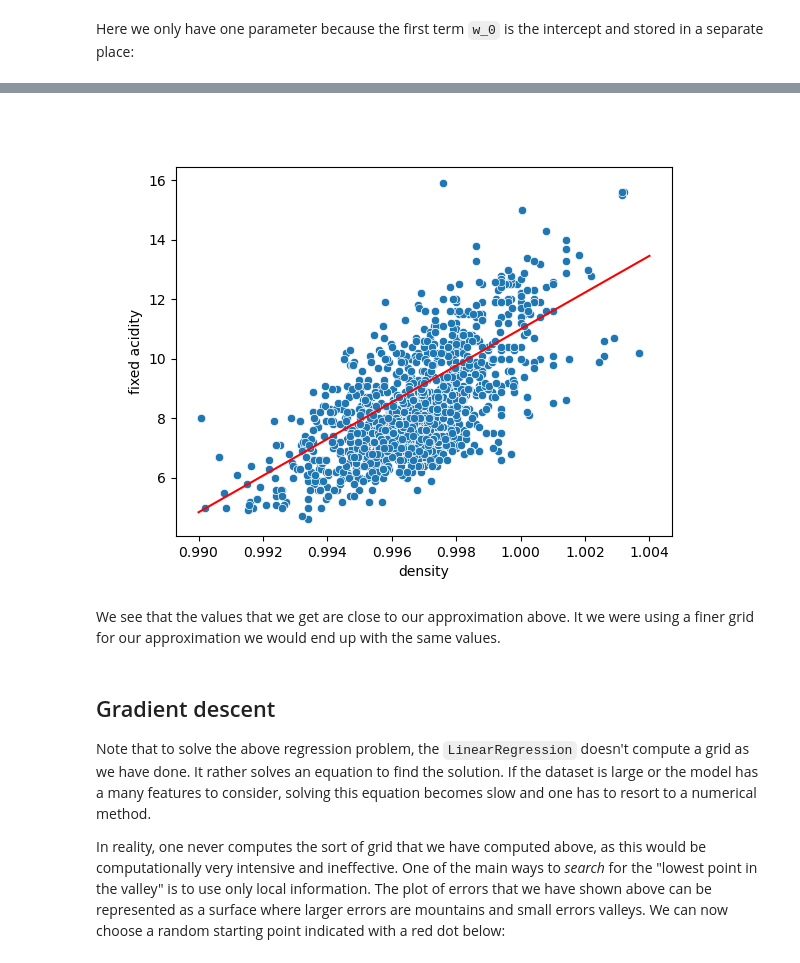
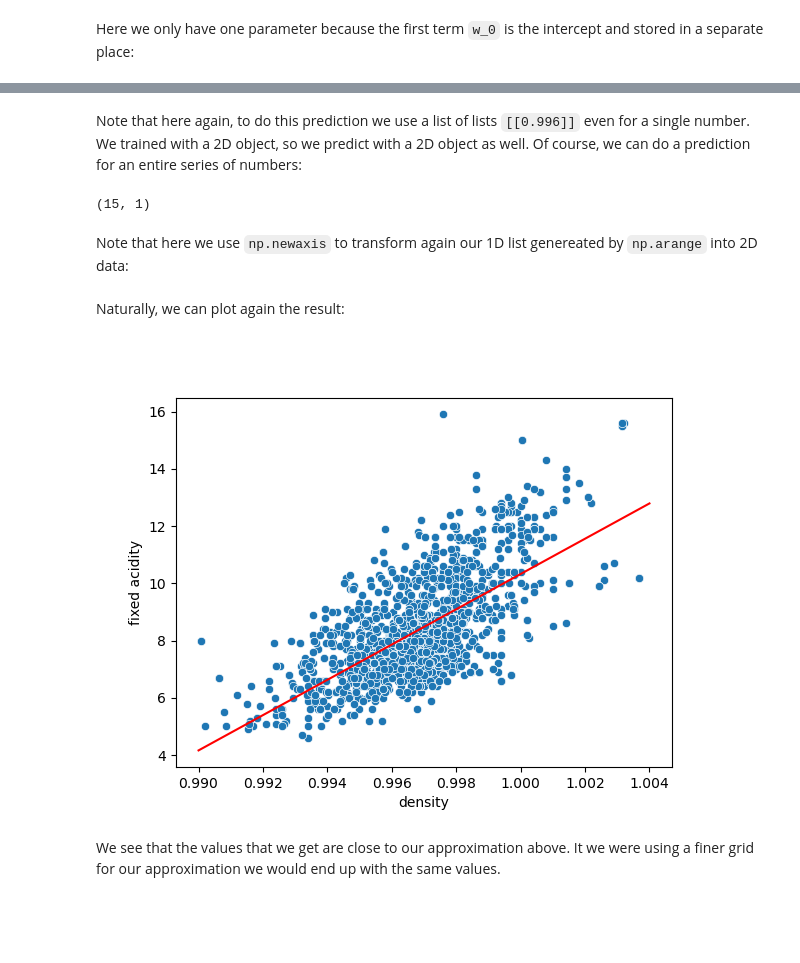
Before and after one commit to guiwitz/EHML, a Jupyter notebook: 08-Linear_regression.ipynb, the cells around one changed output, grey strips where cells are left out. Cells and saved outputs as stored; diff of their text form; code cells hidden in the pictures; blank space fills up the shorter version.

Commit message:
updated linear regression

````diff
--- a/08-Linear_regression.ipynb
+++ b/08-Linear_regression.ipynb
@@ -258,6 +228,6 @@ A large part of the algorithms implemented in scikit-learn in a similar way:
 
 In our current example, first the independent variable is just the ```density``` column:
 # %%
-X = wine.density.values
+X = wine[['density']]
 X.shape
 # %% [output]
@@ -267,3 +234,0 @@ Note that we here only considered a single variable, but we could try to predict
-# %%
-X = X[:, np.newaxis]
-X.shape
@@ -296,14 +267,22 @@ res.intercept_
+# %% [markdown]
+Note that here again, to do this prediction we use a list of lists ```[[0.996]]``` even for a single number. We trained with a 2D object, so we predict with a 2D object as well. Of course, we can do a prediction for an entire series of numbers:
+# %%
+X_pred = np.arange(0.99, 1.004, 0.001)
+X_pred = X_pred[:, np.newaxis]
+X_pred.shape
+# %% [output]
+(15, 1)
+# %% [markdown]
+Note that here we use ```np.newaxis``` to transform again our 1D list genereated by ```np.arange``` into 2D data:
+# %%
+y_pred = model.predict(X_pred)
+# %% [markdown]
+Naturally, we can plot again the result:
 # %%
 fig, ax = plt.subplots()
 sns.scatterplot(data=wine, x='density', y='fixed acidity');
-plt.plot(np.arange(0.99, 1.004, 0.001), -605+np.arange(0.99, 1.004, 0.001)*616, 'r');
+plt.plot(X_pred, y_pred, 'r');
 # %% [output]
-[figure, old version]
+[figure, new version]
 # %% [markdown]
 We see that the values that we get are close to our approximation above. It we were using a finer grid for our approximation we would end up with the same values.
-# %% [markdown]
-## Gradient descent
-
-Note that to solve the above regression problem, the ```LinearRegression``` doesn't compute a grid as we have done. It rather solves an equation to find the solution. If the dataset is large or the model has a many features to consider, solving this equation becomes slow and one has to resort to a numerical method.
-
-In reality, one never computes the sort of grid that we have computed above, as this would be computationally very intensive and ineffective. One of the main ways to *search* for the "lowest point in the valley" is to use only local information. The plot of errors that we have shown above can be represented as a surface where larger errors are mountains and small errors valleys. We can now choose a random starting point indicated with a red dot below:
````
Also changed, not shown: parts of 125 cells of this notebook, 1 other file.
